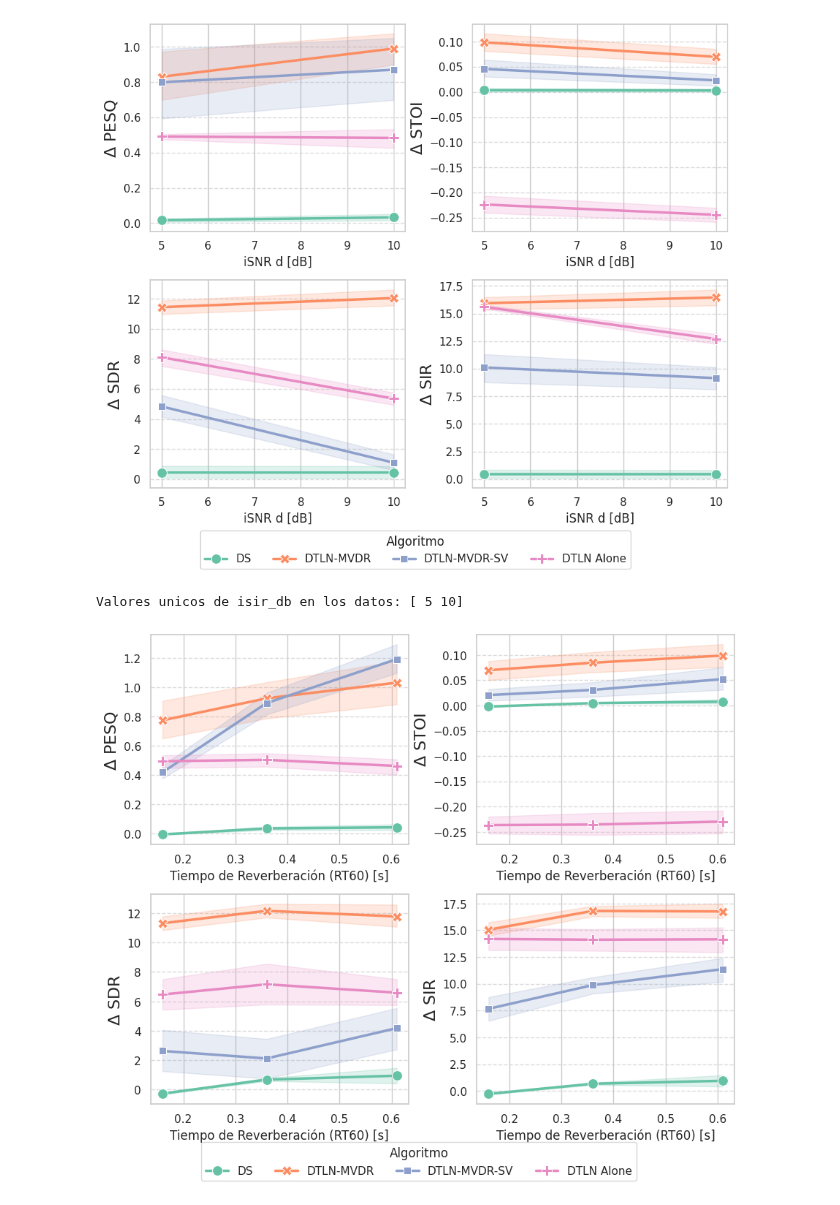
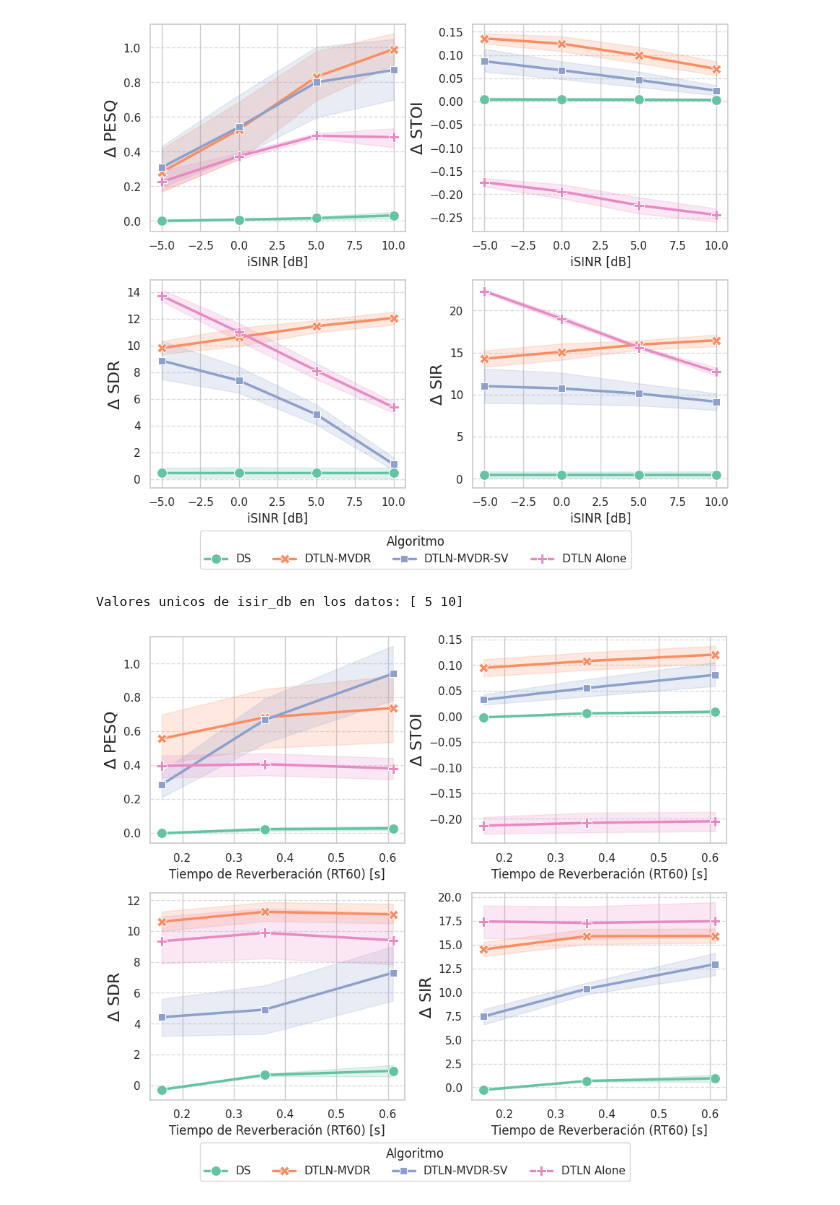
Before and after one commit to MatiasVereert/Vision-Aided-Beamformer, a Jupyter notebook: data_analysis/avance2/Exp_A_general.ipynb, the cells around one changed output. Saved outputs shown, nothing was run; the diff lists cells and outputs as text; code cells hidden in the pictures.

```diff
--- a/data_analysis/avance2/Exp_A_general.ipynb
+++ b/data_analysis/avance2/Exp_A_general.ipynb
@@ -23,8 +23,7 @@ if os.path.exists(file_path):
     if 'processor' in df_metrics.columns:
         df_metrics['processor'] = df_metrics['processor'].replace(PROCESSOR_MAP)
 
-    # Filter out all rows where isir_db is 0.0 (anechoic conditions) and reset the index
-    df_metrics = df_metrics[df_metrics['isir_db'] > 0.0].reset_index(drop=True)
+
 
     # Identify and keep only metadata columns and metrics evaluated with the 'early' reference
     suffixes_to_drop = ('_anechoic', '_reverberant')
@@ -106,7 +159,7 @@ df_plot = pd.DataFrame(plot_data)
 sns.set_theme(style="whitegrid")
 
 # Create a 2x2 grid for the subplots
-fig, axes = plt.subplots(2, 2, figsize=(14, 10))
+fig, axes = plt.subplots(2, 2, figsize=(8, 7))
 axes = axes.flatten()
 
 # Loop through the base metrics and create a boxplot for each
@@ -127,7 +180,11 @@ for i, metric in enumerate(base_metrics):
     # Format titles and labels for clarity
     axes[i].set_title(f'Total $\Delta$ {metric}', fontsize=14, fontweight='bold')
     axes[i].set_ylabel('Metric Value', fontsize=12)
-    axes[i].set_xlabel('Algorithm (Processor)', fontsize=12)
+    axes[i].set_xlabel('', fontsize=12)
+
+
+    # Rotate the X-axis labels slightly and align them to the right for better horizontal spacing
+    plt.setp(axes[i].get_xticklabels(), rotation=20, ha='center')
 
     # Add horizontal gridlines to easily read the values
     axes[i].grid(axis='y', linestyle='--', alpha=0.7)
@@ -398,7 +290,7 @@ for i, metric in enumerate(base_metrics):
     axes[i].set_xlabel('', fontsize=12)
 
     # Rotate the X-axis labels slightly and align them to the right for better horizontal spacing
-    plt.setp(axes[i].get_xticklabels(), rotation=15, ha='center')
+    plt.setp(axes[i].get_xticklabels(), rotation= 20, ha='center')
 
     # Add horizontal gridlines to easily read the values
     axes[i].grid(axis='y', linestyle='--', alpha=0.7)
@@ -503,7 +395,7 @@ for i, metric in enumerate(base_metrics):
     axes[i].set_ylabel(f'$\Delta$ {metric}', fontsize=16)
 
     # Update X-axis label to reflect the new variable
-    axes[i].set_xlabel('iSNR d [dB]', fontsize=12)
+    axes[i].set_xlabel('iSINR [dB]', fontsize=12)
 
     # Add horizontal gridlines to easily read the values
     axes[i].grid(axis='y', linestyle='--', alpha=0.7)
@@ -540,7 +432,7 @@ plt.savefig(save_path, format='pdf', bbox_inches='tight')
 # Display the plot
 plt.show()
 # %% [output]
-[figure, old version]
+[figure, new version]
 # %%
 # %% [output]
 Valores unicos de isir_db en los datos: [ 5 10]
@@ -632,32 +524,32 @@ for i, metric in enumerate(base_metrics):
 
 # 1. Retrieve handles and labels from the first subplot (which successfully generated a legend)
 handles, labels = axes[0].get_legend_handles_labels()
 
 # 2. Remove the individual legends from ALL subplots to keep the grid clean
 for ax in axes:
     if ax.get_legend() is not None:
         ax.get_legend().remove()
 
 # 3. Add the global legend to the figure at the bottom
 fig.legend(
     handles, labels,
     loc='lower center',
     ncol=len(df_plot['Algorithm'].unique()),
-    bbox_to_anchor=(0.5, -0.03), # Anchor it exactly at the bottom middle
+    bbox_to_anchor=(0.5, -0.04), # Anchor it exactly at the bottom middle
     title="Algoritmo"
 )
 
 # Adjust the layout so plots do not overlap and leave space at the bottom for the legend
 plt.tight_layout()
 
 # Adjust bottom margin; 0.12 leaves enough space for a single-row legend
 plt.subplots_adjust(bottom=0.12)
 
 # Save the figure as a PDF file with a new name reflecting the RT60 analysis
 save_path = r"/home/matias/Documents/Tesis/tesis_latex/Figuras/Modelado/lineplot_resultados_generales_rt60.pdf"
 plt.savefig(save_path, format='pdf', bbox_inches='tight')
 
 # Display the plot
 plt.show()
 # %% [output]
-[figure, old version]
+[figure, new version]
```
Also changed, not shown: parts of 7 cells of this notebook, 8 other files.
